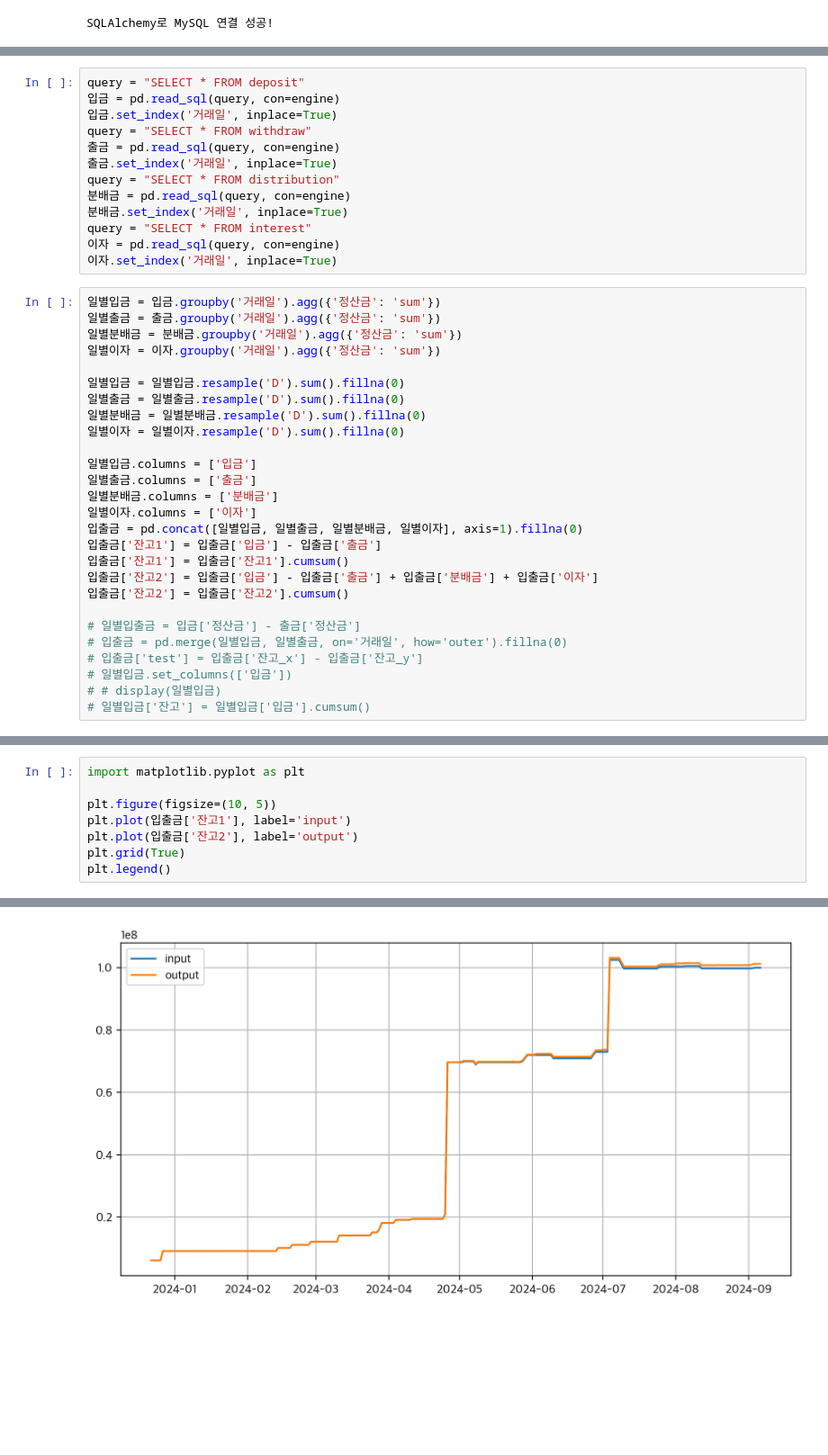
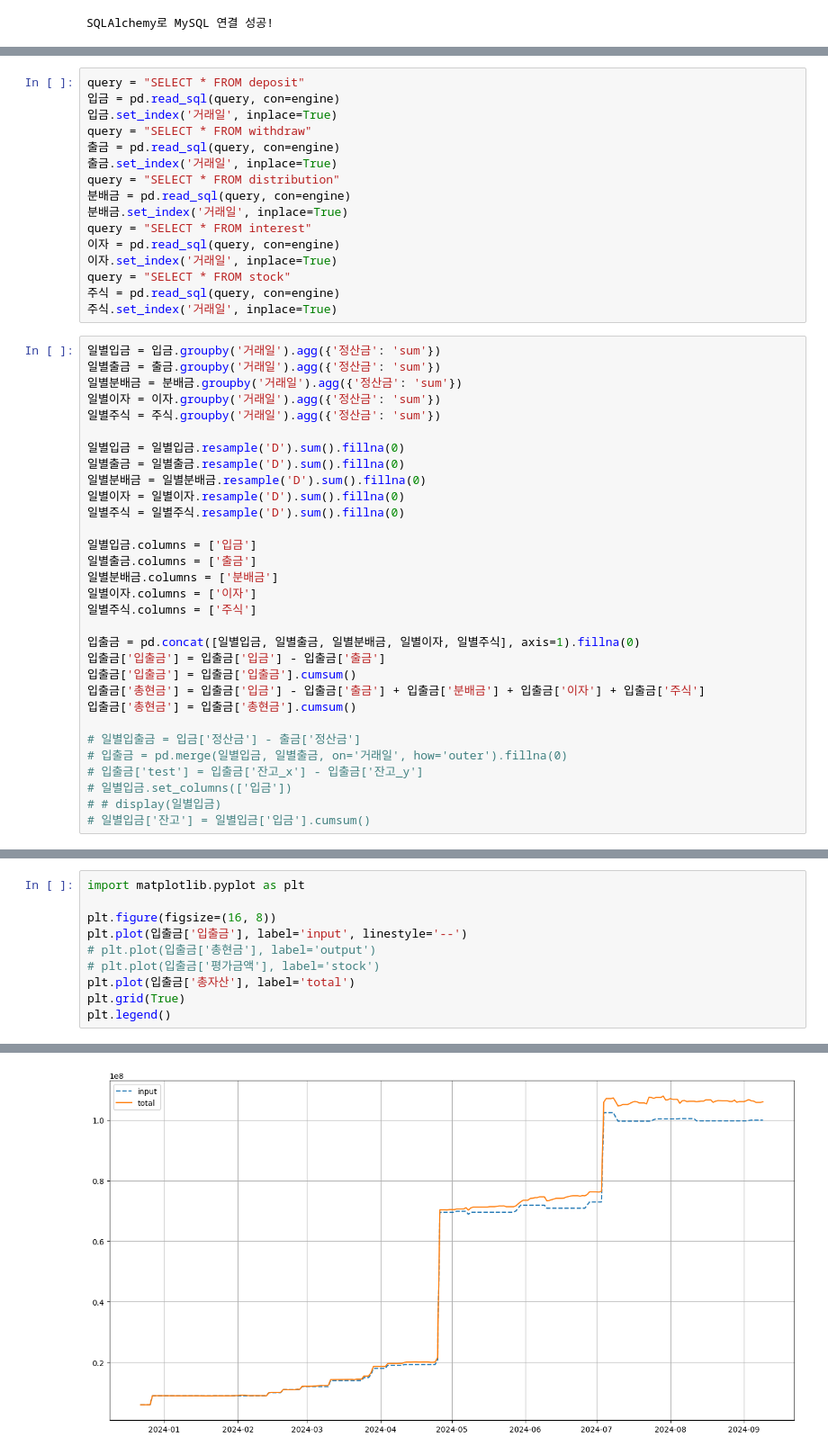
Before and after one commit to birdblues/kbtest, a Jupyter notebook: test3.ipynb, the cells around one changed output, grey strips where cells are left out. Shown at 90% size. Cells and saved outputs as stored; diff of their text form; blank space fills up the shorter version.

```diff
--- a/test3.ipynb
+++ b/test3.ipynb
@@ -30,26 +36,33 @@ query = "SELECT * FROM distribution"
 query = "SELECT * FROM interest"
 이자 = pd.read_sql(query, con=engine)
 이자.set_index('거래일', inplace=True)
+query = "SELECT * FROM stock"
+주식 = pd.read_sql(query, con=engine)
+주식.set_index('거래일', inplace=True)
 # %%
 일별입금 = 입금.groupby('거래일').agg({'정산금': 'sum'})
 일별출금 = 출금.groupby('거래일').agg({'정산금': 'sum'})
 일별분배금 = 분배금.groupby('거래일').agg({'정산금': 'sum'})
 일별이자 = 이자.groupby('거래일').agg({'정산금': 'sum'})
+일별주식 = 주식.groupby('거래일').agg({'정산금': 'sum'})
 
 일별입금 = 일별입금.resample('D').sum().fillna(0)
 일별출금 = 일별출금.resample('D').sum().fillna(0)
 일별분배금 = 일별분배금.resample('D').sum().fillna(0)
 일별이자 = 일별이자.resample('D').sum().fillna(0)
+일별주식 = 일별주식.resample('D').sum().fillna(0)
 
 일별입금.columns = ['입금']
 일별출금.columns = ['출금']
 일별분배금.columns = ['분배금']
 일별이자.columns = ['이자']
-입출금 = pd.concat([일별입금, 일별출금, 일별분배금, 일별이자], axis=1).fillna(0)
-입출금['잔고1'] = 입출금['입금'] - 입출금['출금']
-입출금['잔고1'] = 입출금['잔고1'].cumsum()
-입출금['잔고2'] = 입출금['입금'] - 입출금['출금'] + 입출금['분배금'] + 입출금['이자']
-입출금['잔고2'] = 입출금['잔고2'].cumsum()
+일별주식.columns = ['주식']
+
+입출금 = pd.concat([일별입금, 일별출금, 일별분배금, 일별이자, 일별주식], axis=1).fillna(0)
+입출금['입출금'] = 입출금['입금'] - 입출금['출금']
+입출금['입출금'] = 입출금['입출금'].cumsum()
+입출금['총현금'] = 입출금['입금'] - 입출금['출금'] + 입출금['분배금'] + 입출금['이자'] + 입출금['주식']
+입출금['총현금'] = 입출금['총현금'].cumsum()
 
 # 일별입출금 = 입금['정산금'] - 출금['정산금']
 # 입출금 = pd.merge(일별입금, 일별출금, on='거래일', how='outer').fillna(0)
@@ -60,11 +219,13 @@ query = "SELECT * FROM interest"
 # %%
 import matplotlib.pyplot as plt
 
-plt.figure(figsize=(10, 5))
-plt.plot(입출금['잔고1'], label='input')
-plt.plot(입출금['잔고2'], label='output')
+plt.figure(figsize=(16, 8))
+plt.plot(입출금['입출금'], label='input', linestyle='--')
+# plt.plot(입출금['총현금'], label='output')
+# plt.plot(입출금['평가금액'], label='stock')
+plt.plot(입출금['총자산'], label='total')
 plt.grid(True)
 plt.legend()
 # %% [output]
 <matplotlib.legend.Legend at 0x...>
-[figure, old version]
+[figure, new version]
```
Also changed, not shown: parts of 5 cells of this notebook, 5 other files.
